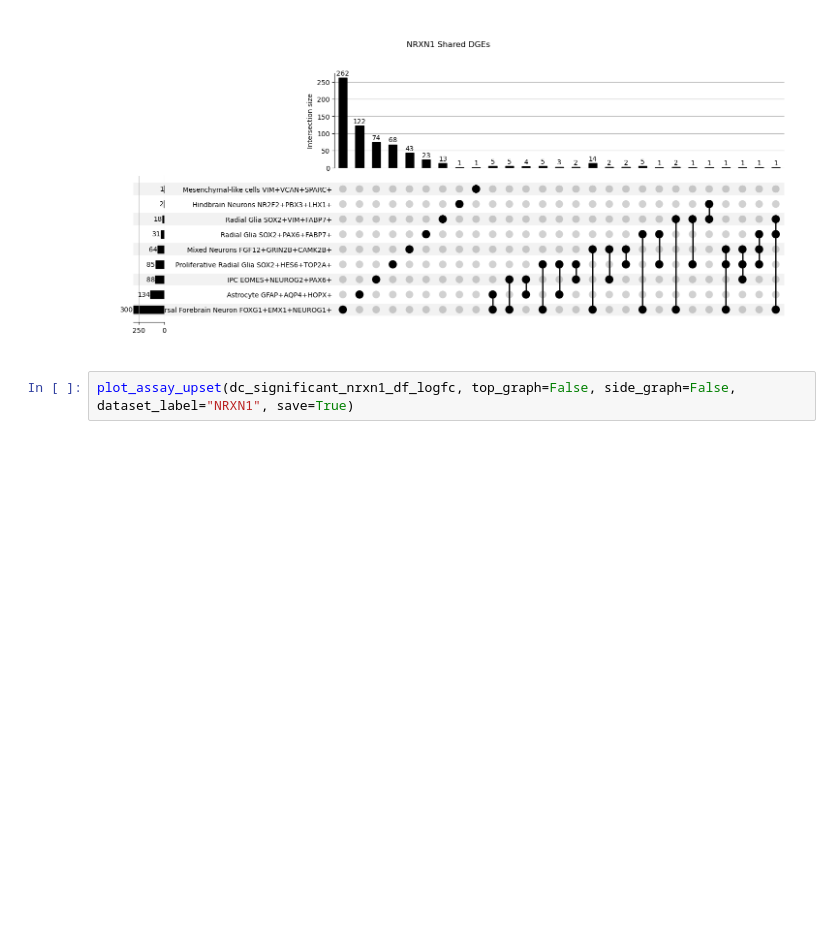
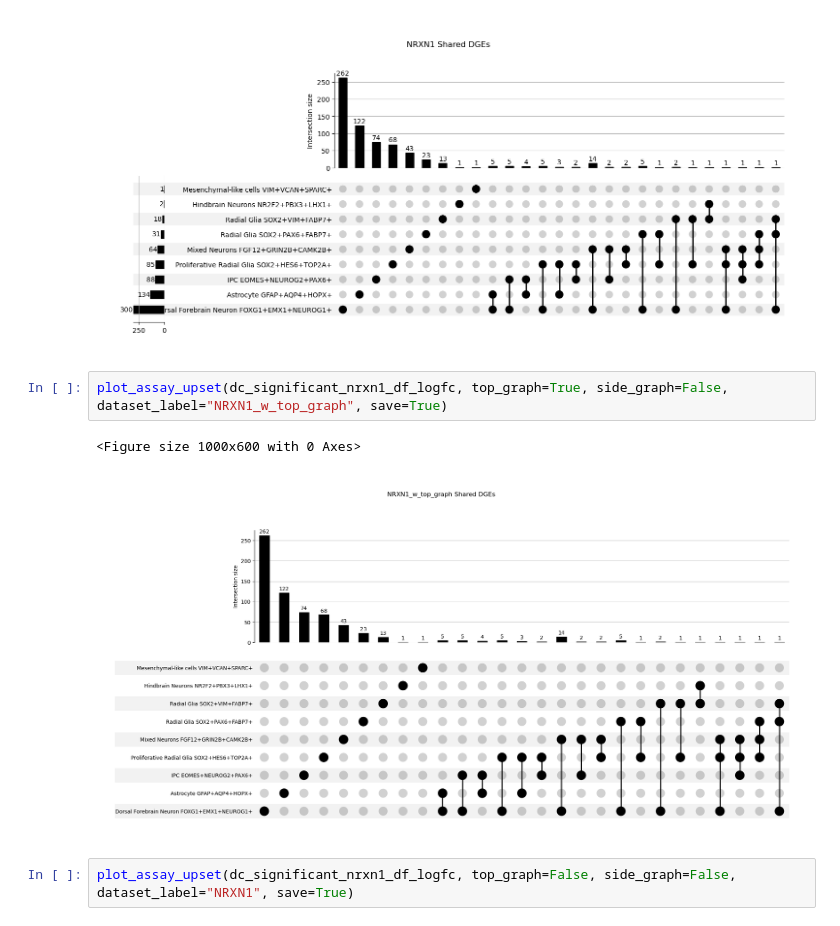
Before and after one commit to deepak-kaji/schizophrenia_organoid_convergence, a Jupyter notebook: Figures/Figure_3-MetaAnalysis.ipynb, the cells around one changed output. Drawn from its saved outputs; the diff is of its cells as text; blank space fills up the shorter version.

```diff
--- a/Figures/Figure_3-MetaAnalysis.ipynb
+++ b/Figures/Figure_3-MetaAnalysis.ipynb
@@ -550,6 +555,11 @@ plot_assay_upset(dc_significant_nrxn1_df_logfc, dataset_label="NRXN1")
 # %% [output]
 <Figure size 1000x600 with 0 Axes>
 [figure]
+# %%
+plot_assay_upset(dc_significant_nrxn1_df_logfc, top_graph=True, side_graph=False, dataset_label="NRXN1_w_top_graph", save=True)
+# %% [output]
+<Figure size 1000x600 with 0 Axes>
+[figure, added]
 # %%
 plot_assay_upset(dc_significant_nrxn1_df_logfc, top_graph=False, side_graph=False, dataset_label="NRXN1", save=True)
 # %% [output]
```
Also changed, not shown: parts of 2 cells of this notebook, 2 other files.
